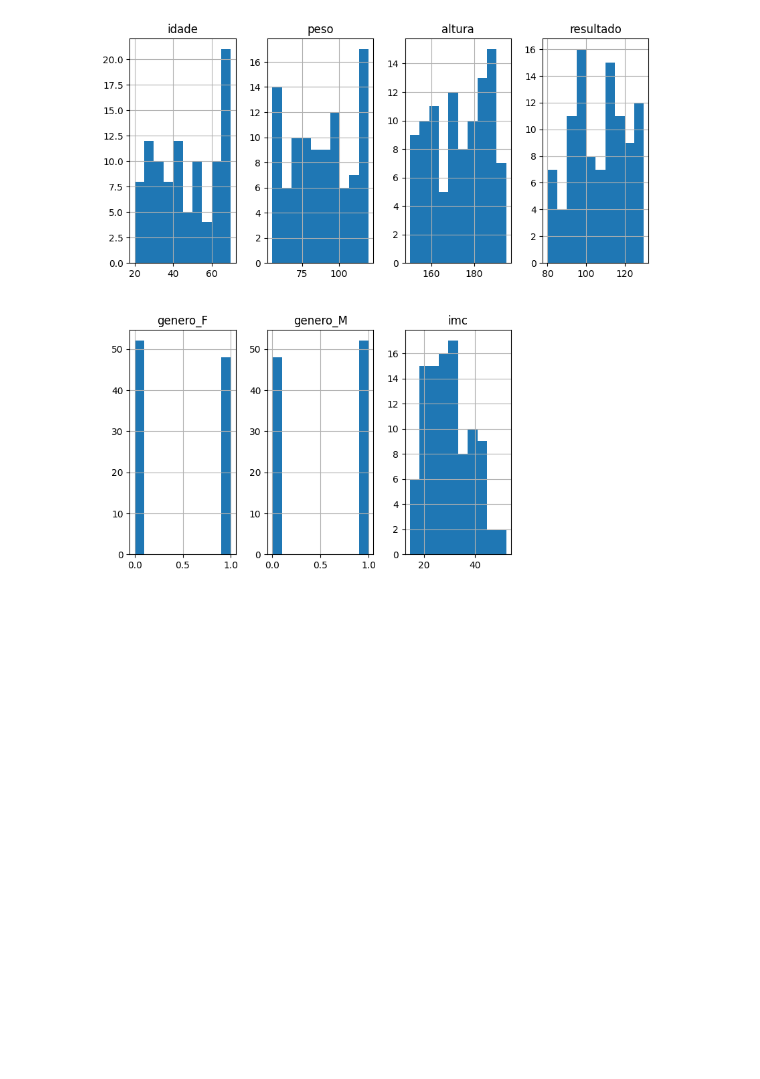
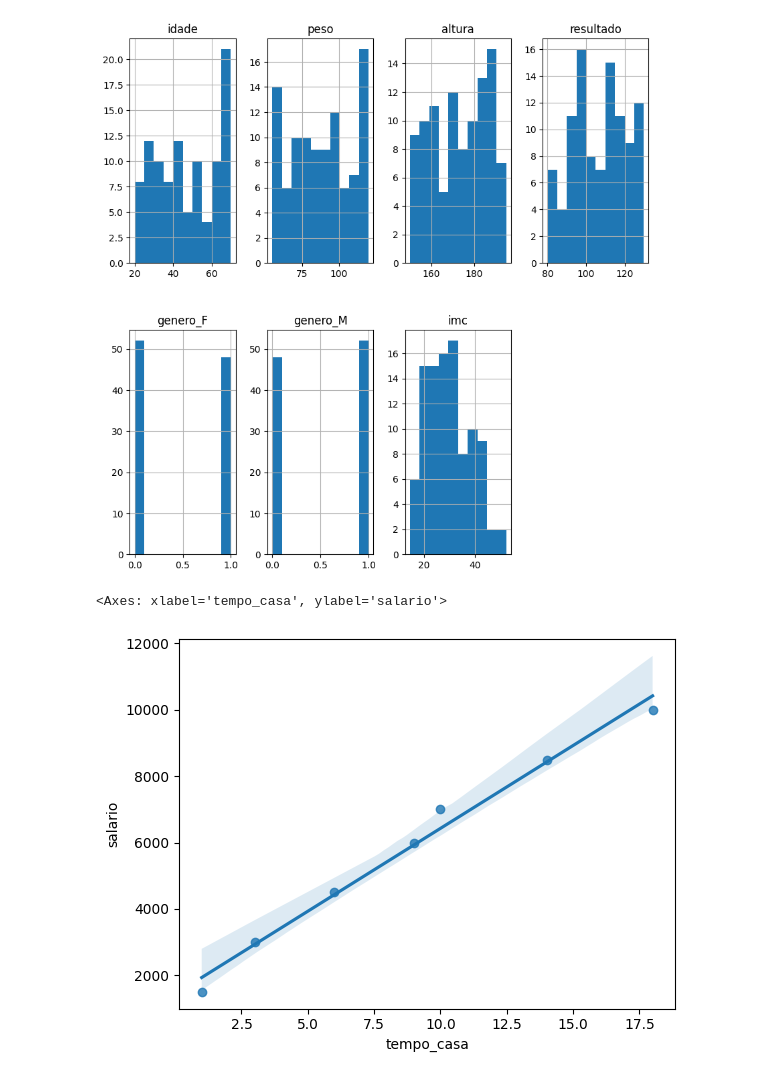
Before and after one commit to Tamicktom/modelo-diabetes, a Jupyter notebook: modelo_diabetes.ipynb, the cells around one changed output. Drawn from its saved outputs; the diff is of its cells as text; code cells hidden in the pictures; blank space fills up the shorter version.

```diff
--- a/modelo_diabetes.ipynb
+++ b/modelo_diabetes.ipynb
@@ -110,3 +114,15 @@ array([[<Axes: title={'center': 'idade'}>,
         <Axes: title={'center': 'genero_M'}>,
         <Axes: title={'center': 'imc'}>, <Axes: >]], dtype=object)
 [figure]
+# %%
+dict_regressao = {
+  "tempo_casa": [1,3,6,9,10,14,18],
+  "salario": [1500,3000,4500,6000,7000,8500,10_000]
+}
+
+df_regressao_simples = pd.DataFrame.from_dict(dict_regressao)
+# %%
+sns.regplot(data=df_regressao_simples, x='tempo_casa', y='salario')
+# %% [output]
+<Axes: xlabel='tempo_casa', ylabel='salario'>
+[figure, added]
```
Also changed, not shown: parts of 6 cells of this notebook, 2 other files.
